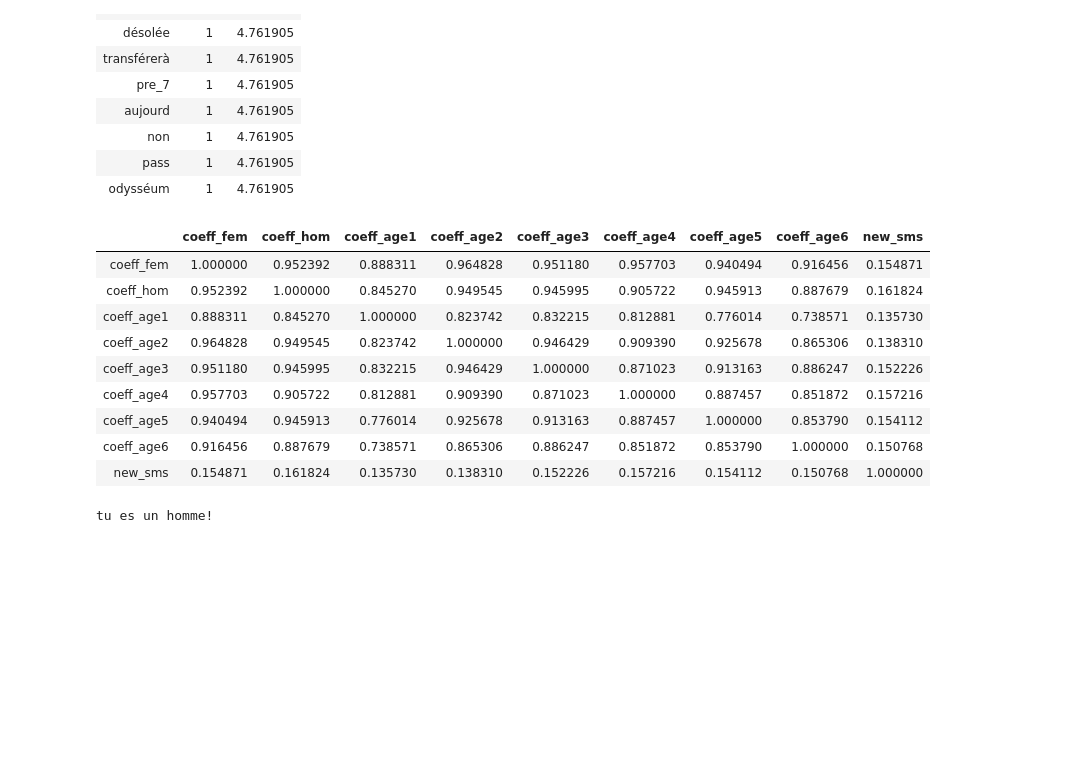
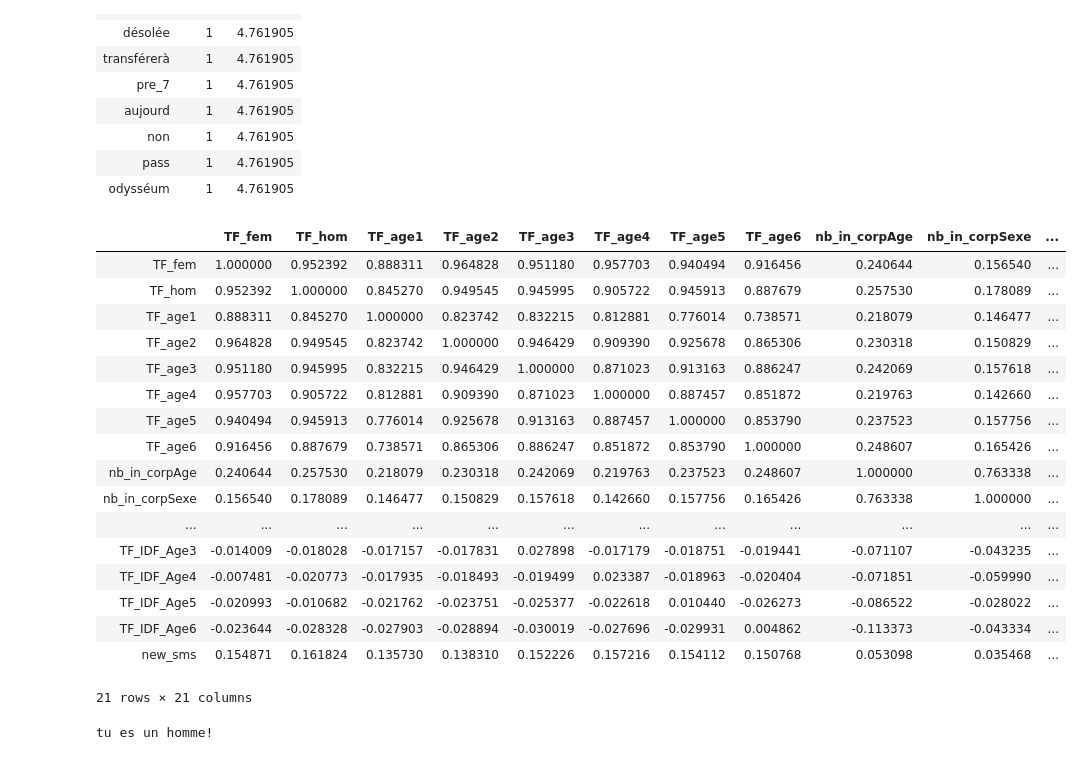
Before and after one commit to ivenwicht2/NLP---MIASH, a Jupyter notebook: Importation_tokenization_comptage.ipynb, the cells around one changed output. Saved outputs shown, nothing was run; the diff lists cells and outputs as text; code cells hidden in the pictures; blank space fills up the shorter version.

```diff
--- a/Importation_tokenization_comptage.ipynb
+++ b/Importation_tokenization_comptage.ipynb
@@ -178,0 +192,15 @@ total_word.head()
+# %%
+A_sexe=[]
+for tok in range(0,len(corp_lex_1tok)) :
+
+    nb=0
+    for corp in range(0,SC_Sexe) :
+        if corp_lex_1tok.iloc[tok,:2][corp]>0:
+            nb=nb+1
+    A_sexe.append(nb)
+
+corp_lex_1tok["nb_in_corpSexe"]=A_sexe
+# %%
+corp_lex_1tok["IDF_Age"]=0
+for tok in range(0,len(corp_lex_1tok)) :
+    corp_lex_1tok["IDF_Age"][tok]=math.log(SC_Age / corp_lex_1tok["nb_in_corpAge"][tok])
@@ -178,0 +212,4 @@ total_word.head()
+# %%
+corp_lex_1tok["IDF_Sexe"]=0
+for tok in range(0,len(corp_lex_1tok)) :
+    corp_lex_1tok["IDF_Sexe"][tok]=math.log(SC_Sexe / corp_lex_1tok["nb_in_corpSexe"][tok])
@@ -178,0 +232,9 @@ total_word.head()
+# %%
+corp_lex_1tok["TF_IDF_Femme"]=corp_lex_1tok["TF_fem"]*corp_lex_1tok["IDF_Sexe"]
+corp_lex_1tok["TF_IDF_Homme"]=corp_lex_1tok["TF_hom"]*corp_lex_1tok["IDF_Sexe"]
+corp_lex_1tok["TF_IDF_Age1"]=corp_lex_1tok["TF_age1"]*corp_lex_1tok["IDF_Age"]
+corp_lex_1tok["TF_IDF_Age2"]=corp_lex_1tok["TF_age2"]*corp_lex_1tok["IDF_Age"]
+corp_lex_1tok["TF_IDF_Age3"]=corp_lex_1tok["TF_age3"]*corp_lex_1tok["IDF_Age"]
+corp_lex_1tok["TF_IDF_Age4"]=corp_lex_1tok["TF_age4"]*corp_lex_1tok["IDF_Age"]
+corp_lex_1tok["TF_IDF_Age5"]=corp_lex_1tok["TF_age5"]*corp_lex_1tok["IDF_Age"]
+corp_lex_1tok["TF_IDF_Age6"]=corp_lex_1tok["TF_age6"]*corp_lex_1tok["IDF_Age"]
@@ -232,23 +300,31 @@ df_sms.sort_values("coeff_new",ascending = False).head(10)
 | pass | 1 | 4.761905 |
 | odysséum | 1 | 4.761905 |
 # %%
-final=total_word.iloc[:,8:]
+final=corp_lex_1tok.iloc[:,8:]
 final['new_sms']=df_sms["coeff_new"]
 #final['index'] = final.index
 final.head()
 
 final.corr()
 # %% [output]
-|  | coeff_fem | coeff_hom | coeff_age1 | coeff_age2 | coeff_age3 | coeff_age4 | coeff_age5 | coeff_age6 | new_sms |
-| coeff_fem | 1.000000 | 0.952392 | 0.888311 | 0.964828 | 0.951180 | 0.957703 | 0.940494 | 0.916456 | 0.154871 |
-| coeff_hom | 0.952392 | 1.000000 | 0.845270 | 0.949545 | 0.945995 | 0.905722 | 0.945913 | 0.887679 | 0.161824 |
-| coeff_age1 | 0.888311 | 0.845270 | 1.000000 | 0.823742 | 0.832215 | 0.812881 | 0.776014 | 0.738571 | 0.135730 |
-| coeff_age2 | 0.964828 | 0.949545 | 0.823742 | 1.000000 | 0.946429 | 0.909390 | 0.925678 | 0.865306 | 0.138310 |
-| coeff_age3 | 0.951180 | 0.945995 | 0.832215 | 0.946429 | 1.000000 | 0.871023 | 0.913163 | 0.886247 | 0.152226 |
-| coeff_age4 | 0.957703 | 0.905722 | 0.812881 | 0.909390 | 0.871023 | 1.000000 | 0.887457 | 0.851872 | 0.157216 |
-| coeff_age5 | 0.940494 | 0.945913 | 0.776014 | 0.925678 | 0.913163 | 0.887457 | 1.000000 | 0.853790 | 0.154112 |
-| coeff_age6 | 0.916456 | 0.887679 | 0.738571 | 0.865306 | 0.886247 | 0.851872 | 0.853790 | 1.000000 | 0.150768 |
-| new_sms | 0.154871 | 0.161824 | 0.135730 | 0.138310 | 0.152226 | 0.157216 | 0.154112 | 0.150768 | 1.000000 |
+|  | TF_fem | TF_hom | TF_age1 | TF_age2 | TF_age3 | TF_age4 | TF_age5 | TF_age6 | nb_in_corpAge | nb_in_corpSexe | ... |
+| TF_fem | 1.000000 | 0.952392 | 0.888311 | 0.964828 | 0.951180 | 0.957703 | 0.940494 | 0.916456 | 0.240644 | 0.156540 | ... |
+| TF_hom | 0.952392 | 1.000000 | 0.845270 | 0.949545 | 0.945995 | 0.905722 | 0.945913 | 0.887679 | 0.257530 | 0.178089 | ... |
+| TF_age1 | 0.888311 | 0.845270 | 1.000000 | 0.823742 | 0.832215 | 0.812881 | 0.776014 | 0.738571 | 0.218079 | 0.146477 | ... |
+| TF_age2 | 0.964828 | 0.949545 | 0.823742 | 1.000000 | 0.946429 | 0.909390 | 0.925678 | 0.865306 | 0.230318 | 0.150829 | ... |
+| TF_age3 | 0.951180 | 0.945995 | 0.832215 | 0.946429 | 1.000000 | 0.871023 | 0.913163 | 0.886247 | 0.242069 | 0.157618 | ... |
+| TF_age4 | 0.957703 | 0.905722 | 0.812881 | 0.909390 | 0.871023 | 1.000000 | 0.887457 | 0.851872 | 0.219763 | 0.142660 | ... |
+| TF_age5 | 0.940494 | 0.945913 | 0.776014 | 0.925678 | 0.913163 | 0.887457 | 1.000000 | 0.853790 | 0.237523 | 0.157756 | ... |
+| TF_age6 | 0.916456 | 0.887679 | 0.738571 | 0.865306 | 0.886247 | 0.851872 | 0.853790 | 1.000000 | 0.248607 | 0.165426 | ... |
+| nb_in_corpAge | 0.240644 | 0.257530 | 0.218079 | 0.230318 | 0.242069 | 0.219763 | 0.237523 | 0.248607 | 1.000000 | 0.763338 | ... |
+| nb_in_corpSexe | 0.156540 | 0.178089 | 0.146477 | 0.150829 | 0.157618 | 0.142660 | 0.157756 | 0.165426 | 0.763338 | 1.000000 | ... |
+| ... | ... | ... | ... | ... | ... | ... | ... | ... | ... | ... | ... |
+| TF_IDF_Age3 | -0.014009 | -0.018028 | -0.017157 | -0.017831 | 0.027898 | -0.017179 | -0.018751 | -0.019441 | -0.071107 | -0.043235 | ... |
+| TF_IDF_Age4 | -0.007481 | -0.020773 | -0.017935 | -0.018493 | -0.019499 | 0.023387 | -0.018963 | -0.020404 | -0.071851 | -0.059990 | ... |
+| TF_IDF_Age5 | -0.020993 | -0.010682 | -0.021762 | -0.023751 | -0.025377 | -0.022618 | 0.010440 | -0.026273 | -0.086522 | -0.028022 | ... |
+| TF_IDF_Age6 | -0.023644 | -0.028328 | -0.027903 | -0.028894 | -0.030019 | -0.027696 | -0.029931 | 0.004862 | -0.113373 | -0.043334 | ... |
+| new_sms | 0.154871 | 0.161824 | 0.135730 | 0.138310 | 0.152226 | 0.157216 | 0.154112 | 0.150768 | 0.053098 | 0.035468 | ... |
+21 rows × 21 columns
 # %%
 import numpy as np
 import scipy.stats
```
Also changed, not shown: parts of 23 cells of this notebook.
